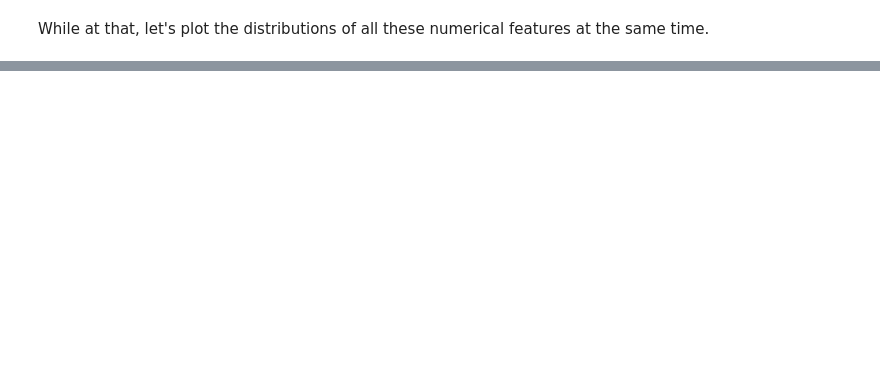
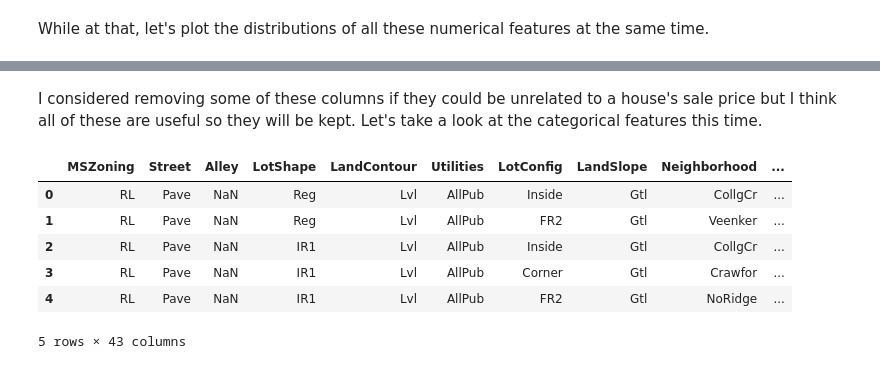
Before and after one commit to DoubleCyclone/house-price-prediction, a Jupyter notebook: notebooks/house_price_prediction.ipynb, the cells around one changed output, grey strips where cells are left out. Saved outputs shown, nothing was run; the diff lists cells and outputs as text; code cells hidden in the pictures; blank space fills up the shorter version.

```diff
--- a/notebooks/house_price_prediction.ipynb
+++ b/notebooks/house_price_prediction.ipynb
@@ -66,0 +136,14 @@ train_num.hist(figsize=(16, 20), bins=50, xlabelsize=8, ylabelsize=8)
+# %% [markdown]
+I considered removing some of these columns if they could be unrelated to a house's sale price but I think all of these are useful so they will be kept. Let's take a look at the categorical features this time.
+# %%
+# Create a new DataFrame for categorical data only
+train_cat = data_train.select_dtypes(include = ['O'])
+train_cat.head()
+# %% [output]
+|  | MSZoning | Street | Alley | LotShape | LandContour | Utilities | LotConfig | LandSlope | Neighborhood | ... |
+| 0 | RL | Pave | NaN | Reg | Lvl | AllPub | Inside | Gtl | CollgCr | ... |
+| 1 | RL | Pave | NaN | Reg | Lvl | AllPub | FR2 | Gtl | Veenker | ... |
+| 2 | RL | Pave | NaN | IR1 | Lvl | AllPub | Inside | Gtl | CollgCr | ... |
+| 3 | RL | Pave | NaN | IR1 | Lvl | AllPub | Corner | Gtl | Crawfor | ... |
+| 4 | RL | Pave | NaN | IR1 | Lvl | AllPub | FR2 | Gtl | NoRidge | ... |
+5 rows × 43 columns
```
Also changed, not shown: parts of 21 cells of this notebook.
